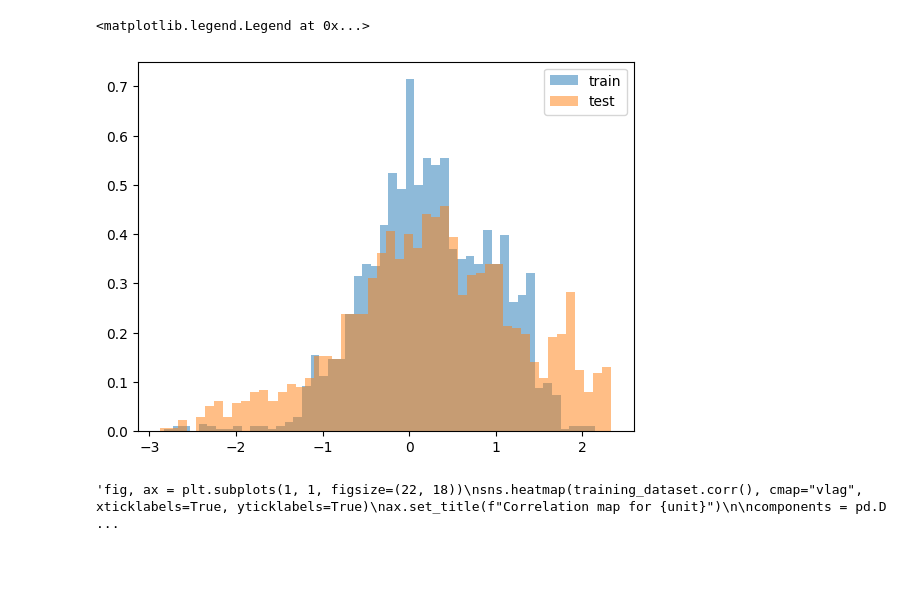
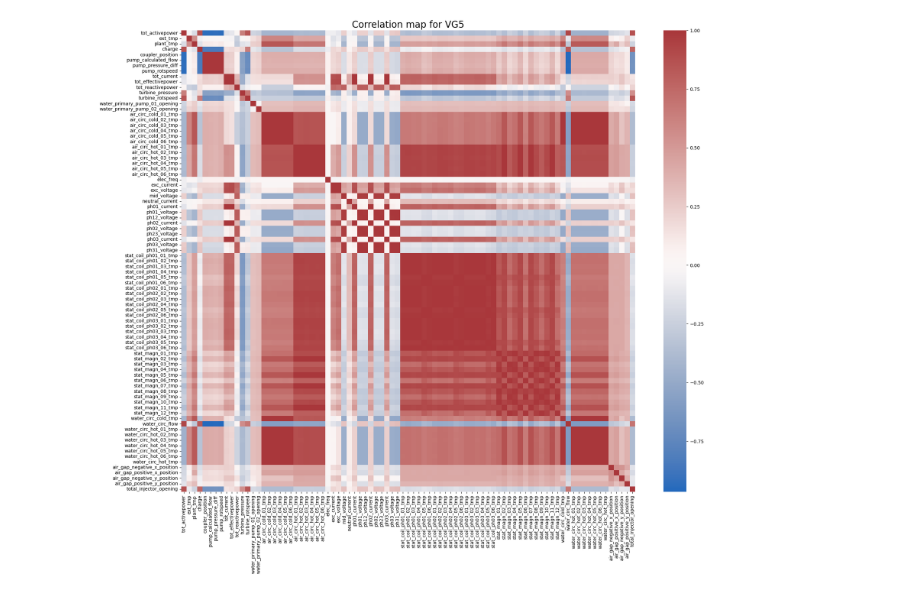
Before and after one commit to alexei-erm/ml4pm_finalproject, a Jupyter notebook: statistics.ipynb, the cells around one changed output. Cells and saved outputs as stored; diff of their text form; code cells hidden in the pictures; blank space fills up the shorter version.

Commit message:
Plot correlation and alarms

```diff
--- a/statistics.ipynb
+++ b/statistics.ipynb
@@ -11,43 +8,20 @@ import os
-# %%
-training_dataset = SlidingDataset(
-    parquet_file="Dataset/VG5_generator_data_training_measurements.parquet",
-    operating_mode="turbine",
-    transient=False,
-    window_size=1,
-    device="cpu",
-    features=[],
-    downsampling=32,
-)
-testing_dataset = SlidingDataset(
-    parquet_file="Dataset/VG5_generator_data_testing_synthetic_01_measurements.parquet",
-    operating_mode="turbine",
-    transient=False,
-    window_size=1,
-    device="cpu",
-    features=[],
-    downsampling=32,
-    mean=training_dataset.mean,
-    std=training_dataset.std,
-)
-
-mask = np.isin(training_dataset.index.astype("datetime64[M]").astype(int) % 12 + 1, [6, 7])
-
-col = np.nonzero(training_dataset.df.columns == "stat_magn_agg")[0]
-fig, ax = plt.subplots()
-ax.hist(training_dataset.measurements[mask, col], density=True, alpha=0.5, label="train", bins=50)
-ax.hist(testing_dataset.measurements[:, col], density=True, alpha=0.5, label="test", bins=50)
-ax.legend()
-# %% [output]
-<matplotlib.legend.Legend at 0x...>
-[figure, removed]
 # %%
-"""fig, ax = plt.subplots(1, 1, figsize=(22, 18))
-sns.heatmap(training_dataset.corr(), cmap="vlag", xticklabels=True, yticklabels=True)
-ax.set_title(f"Correlation map for {unit}")
+unit = "VG5"
+parquet_file = f"Dataset/{unit}_generator_data_training_measurements.parquet"
+training_dataset = SlidingDataset(
+    parquet_file=parquet_file,
+    operating_mode="all",
+    transient=False,
+    window_size=1,
+    device="cpu",
+    features=[],
+    downsampling=32,
+)
+df = pd.read_parquet(parquet_file)
 
-components = pd.DataFrame(pca.components_, columns=data_train.columns)
-fig, ax = plt.subplots(1, 1, figsize=(18, 14))
-sns.heatmap(components.transpose(), cmap="vlag", xticklabels="auto", yticklabels=True)
-ax.set_title(f"Principal components (eigenspace) map for {unit}")"""
+fig, ax = plt.subplots(1, 1, figsize=(22, 18))
+sns.heatmap(training_dataset.df.corr(), cmap="vlag", xticklabels=True, yticklabels=True, ax=ax)
+ax.set_title(f"Correlation map for {unit}", fontsize=20)
+fig.savefig(f"plots/correlation_{unit}.png")
 # %% [output]
-'fig, ax = plt.subplots(1, 1, figsize=(22, 18))\nsns.heatmap(training_dataset.corr(), cmap="vlag", xticklabels=True, yticklabels=True)\nax.set_title(f"Correlation map for {unit}")\n\ncomponents = pd.D ...
+[figure, added]
```
Also changed, not shown: parts of 2 cells of this notebook, 9 other files.
